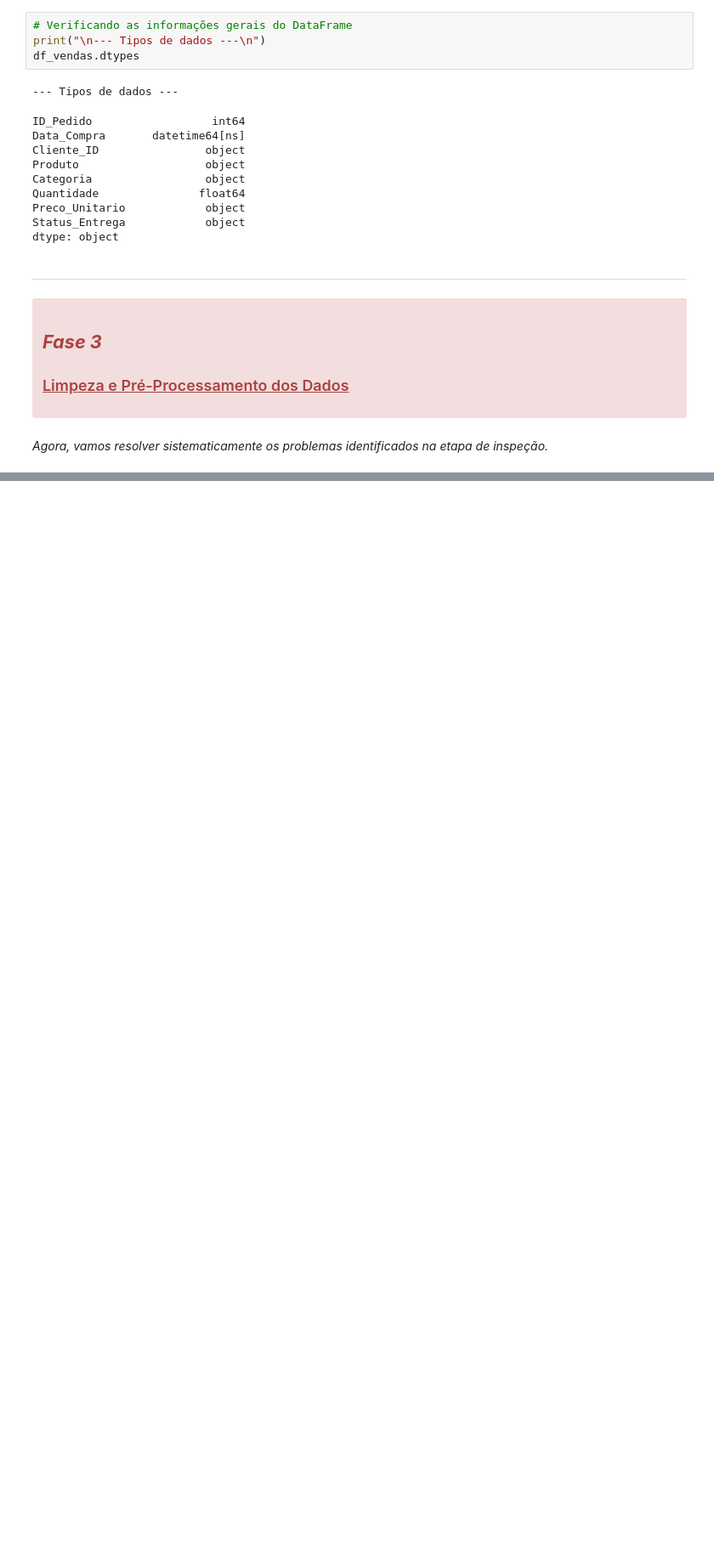
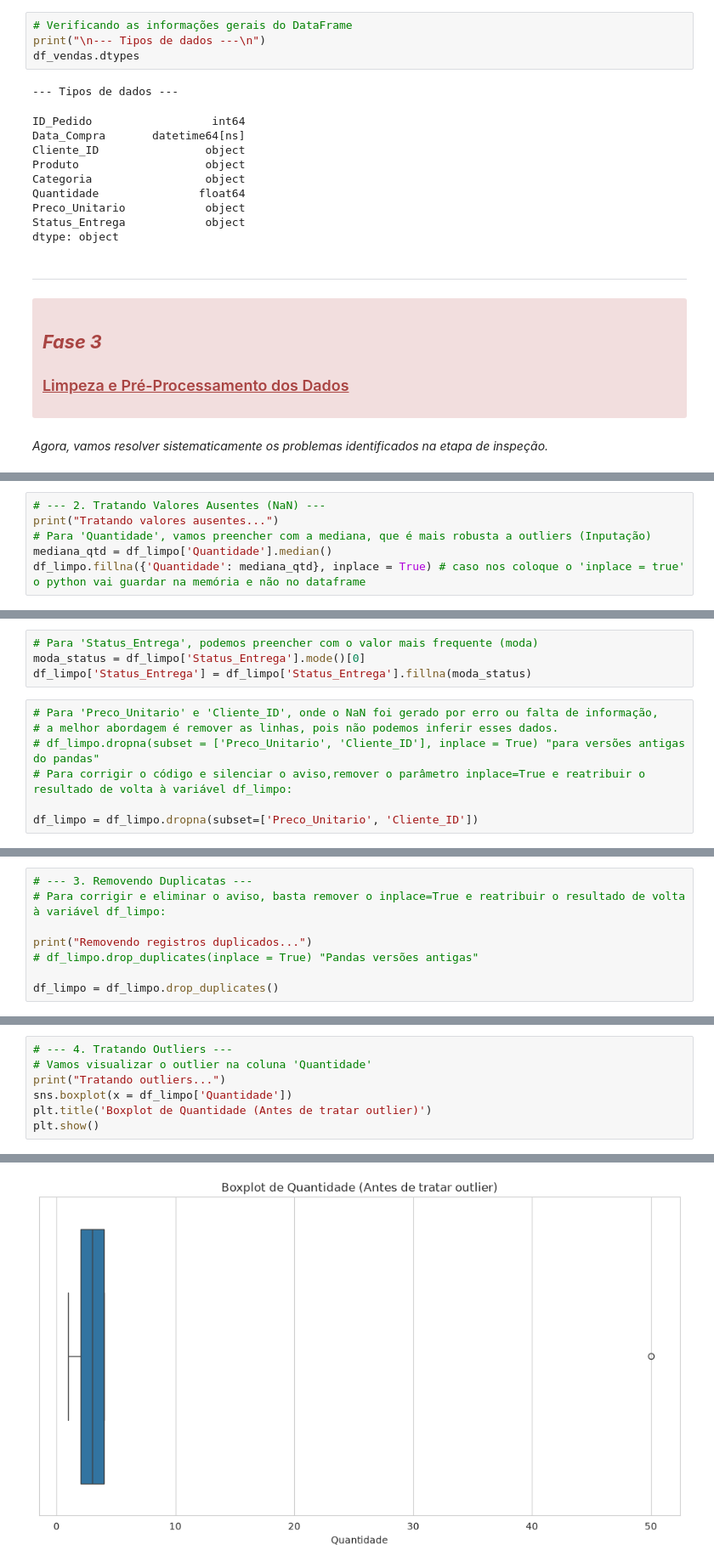
Before and after one commit to castroluizes/Py-Analise, a Jupyter notebook: MP4_PandasLimpezaAnaliseDadosVendas/MP4-AnaliseDadosVendas.ipynb, the cells around one changed output, grey strips where cells are left out. Shown at 85% size. Drawn from its saved outputs; the diff is of its cells as text; blank space fills up the shorter version.

```diff
--- a/MP4_PandasLimpezaAnaliseDadosVendas/MP4-AnaliseDadosVendas.ipynb
+++ b/MP4_PandasLimpezaAnaliseDadosVendas/MP4-AnaliseDadosVendas.ipynb
@@ -294,0 +327,6 @@ dtype: object
+# %%
+# --- 2. Tratando Valores Ausentes (NaN) ---
+print("Tratando valores ausentes...")
+# Para 'Quantidade', vamos preencher com a mediana, que é mais robusta a outliers (Inputação)
+mediana_qtd = df_limpo['Quantidade'].median()
+df_limpo.fillna({'Quantidade': mediana_qtd}, inplace = True) # caso nos coloque o 'inplace = true' o python vai guardar na memória e não no dataframe
@@ -294,0 +335,11 @@ dtype: object
+# %%
+# Para 'Status_Entrega', podemos preencher com o valor mais frequente (moda)
+moda_status = df_limpo['Status_Entrega'].mode()[0]
+df_limpo['Status_Entrega'] = df_limpo['Status_Entrega'].fillna(moda_status)
+# %%
+# Para 'Preco_Unitario' e 'Cliente_ID', onde o NaN foi gerado por erro ou falta de informação,
+# a melhor abordagem é remover as linhas, pois não podemos inferir esses dados.
+# df_limpo.dropna(subset = ['Preco_Unitario', 'Cliente_ID'], inplace = True) "para versões antigas do pandas"
+# Para corrigir o código e silenciar o aviso,remover o parâmetro inplace=True e reatribuir o resultado de volta à variável df_limpo:
+
+df_limpo = df_limpo.dropna(subset=['Preco_Unitario', 'Cliente_ID'])
@@ -294,0 +350,8 @@ dtype: object
+# %%
+# --- 3. Removendo Duplicatas ---
+# Para corrigir e eliminar o aviso, basta remover o inplace=True e reatribuir o resultado de volta à variável df_limpo:
+
+print("Removendo registros duplicados...")
+# df_limpo.drop_duplicates(inplace = True) "Pandas versões antigas"
+
+df_limpo = df_limpo.drop_duplicates()
@@ -294,0 +364,8 @@ dtype: object
+# %%
+# --- 4. Tratando Outliers ---
+# Vamos visualizar o outlier na coluna 'Quantidade'
+print("Tratando outliers...")
+sns.boxplot(x = df_limpo['Quantidade'])
+plt.title('Boxplot de Quantidade (Antes de tratar outlier)')
+plt.show()
+# %% [output]
@@ -294,0 +373 @@ dtype: object
+[figure, added]
```
Also changed, not shown: parts of 39 cells of this notebook, 6 other files.
